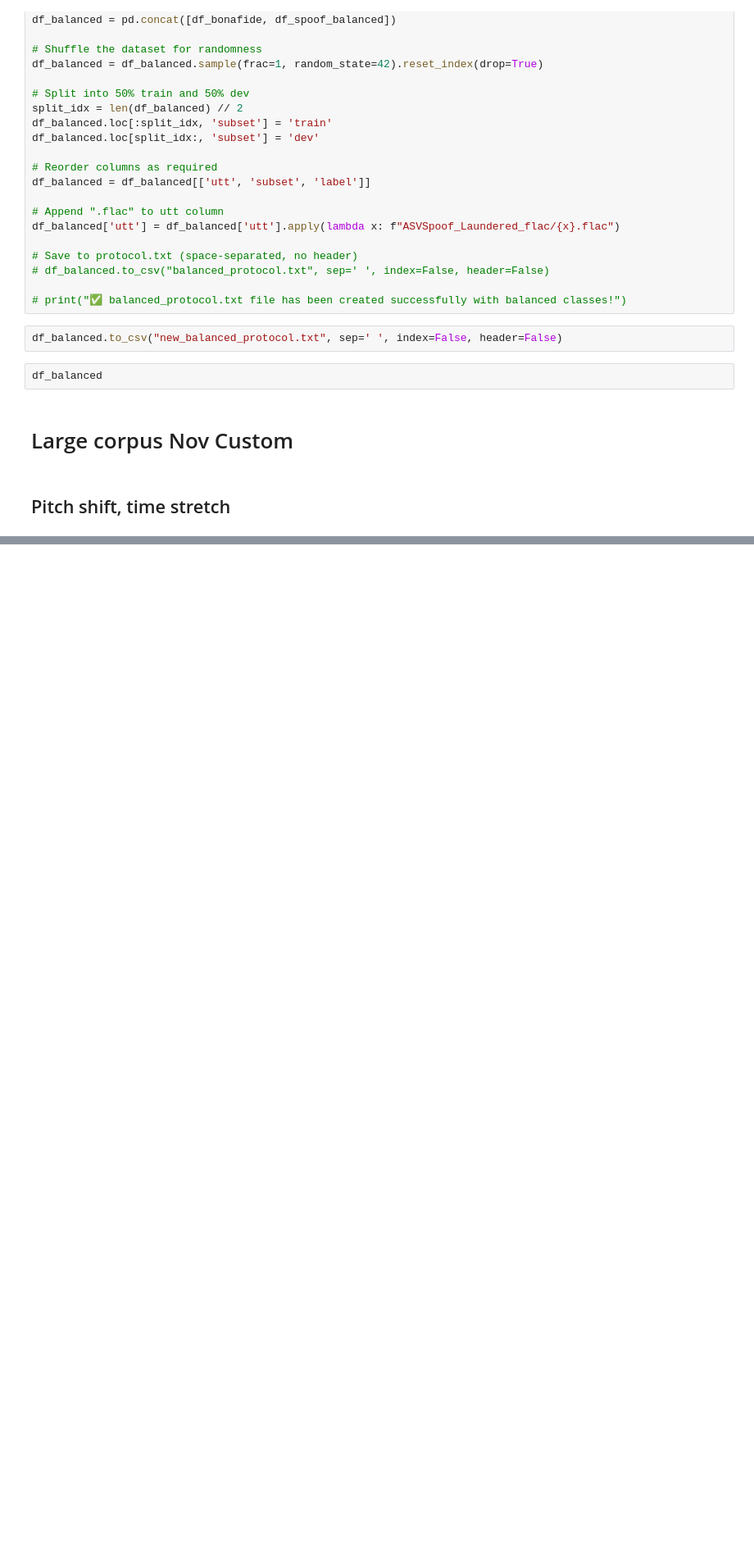
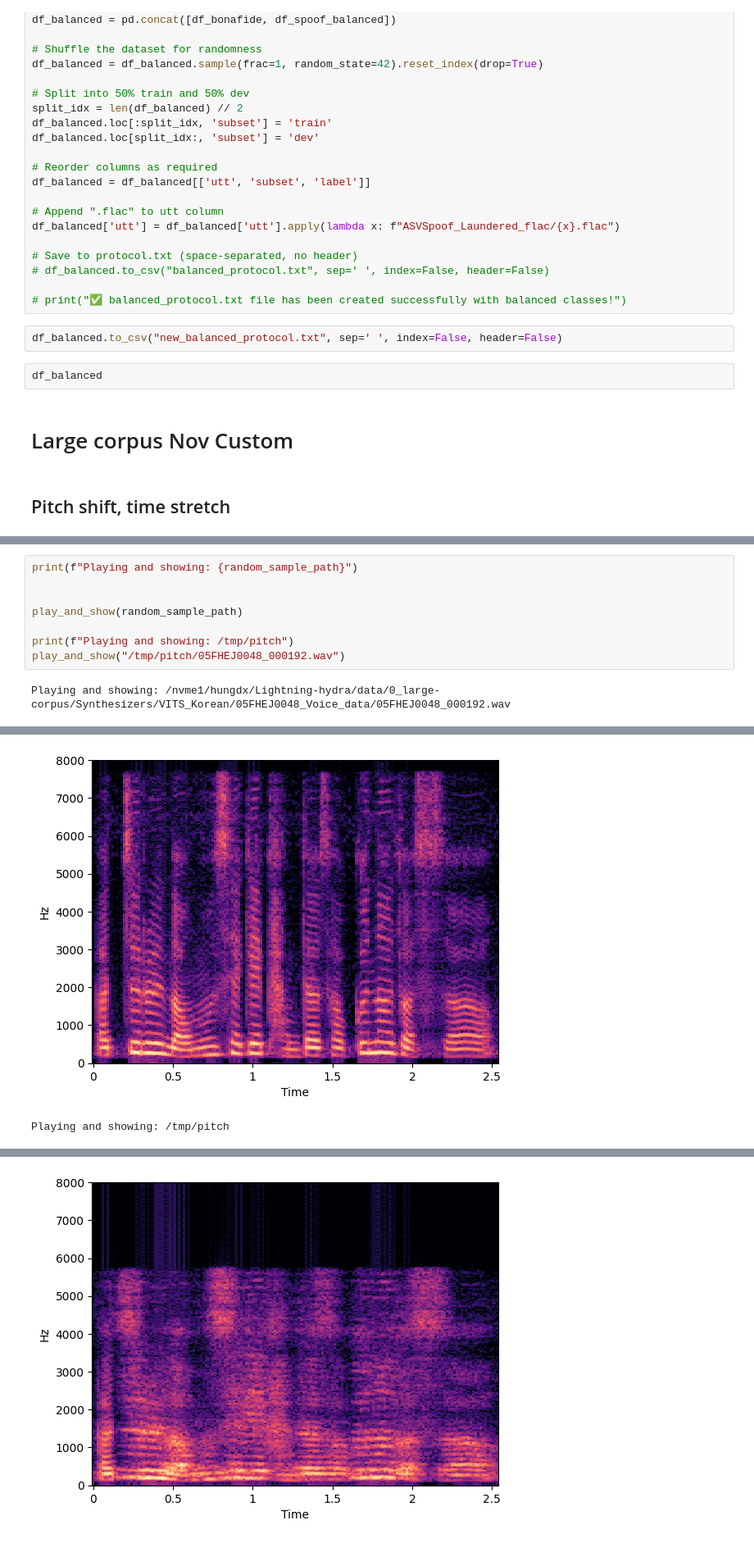
Before and after one commit to hungdinhxuan/Lightning-hydra, a Jupyter notebook: notebooks/prepare_dataset.ipynb, the cells around one changed output, grey strips where cells are left out. Shown at 82% size. Drawn from its saved outputs; the diff is of its cells as text; blank space fills up the shorter version.

```diff
--- a/notebooks/prepare_dataset.ipynb
+++ b/notebooks/prepare_dataset.ipynb
@@ -619,0 +682,10 @@ df
+# %%
+print(f"Playing and showing: {random_sample_path}")
+
+
+play_and_show(random_sample_path)
+
+print(f"Playing and showing: /tmp/pitch")
+play_and_show("/tmp/pitch/05FHEJ0048_000192.wav")
+# %% [output]
+Playing and showing: /nvme1/hungdx/Lightning-hydra/data/0_large-corpus/Synthesizers/VITS_Korean/05FHEJ0048_Voice_data/05FHEJ0048_000192.wav
@@ -619,0 +693,2 @@ df
+[figure, added]
+Playing and showing: /tmp/pitch
@@ -619,0 +696 @@ df
+[figure, added]
```
Also changed, not shown: parts of 4 cells of this notebook, 34 other files.
